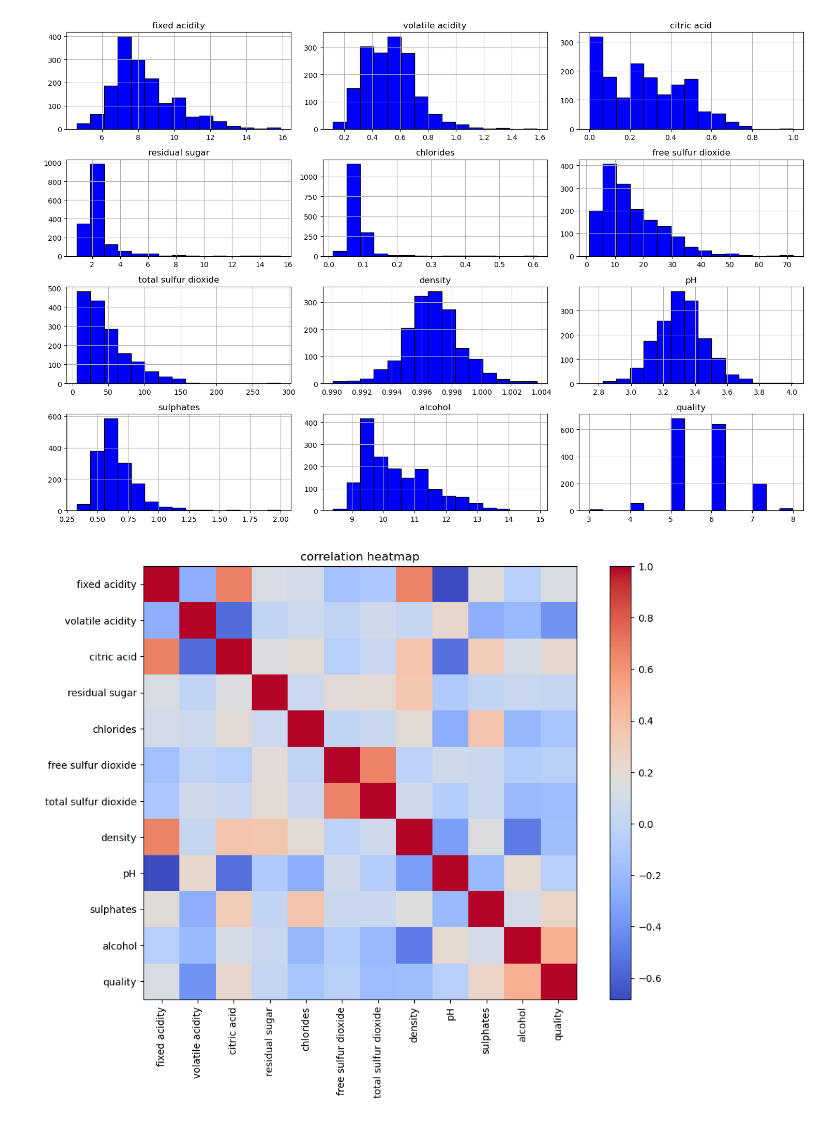
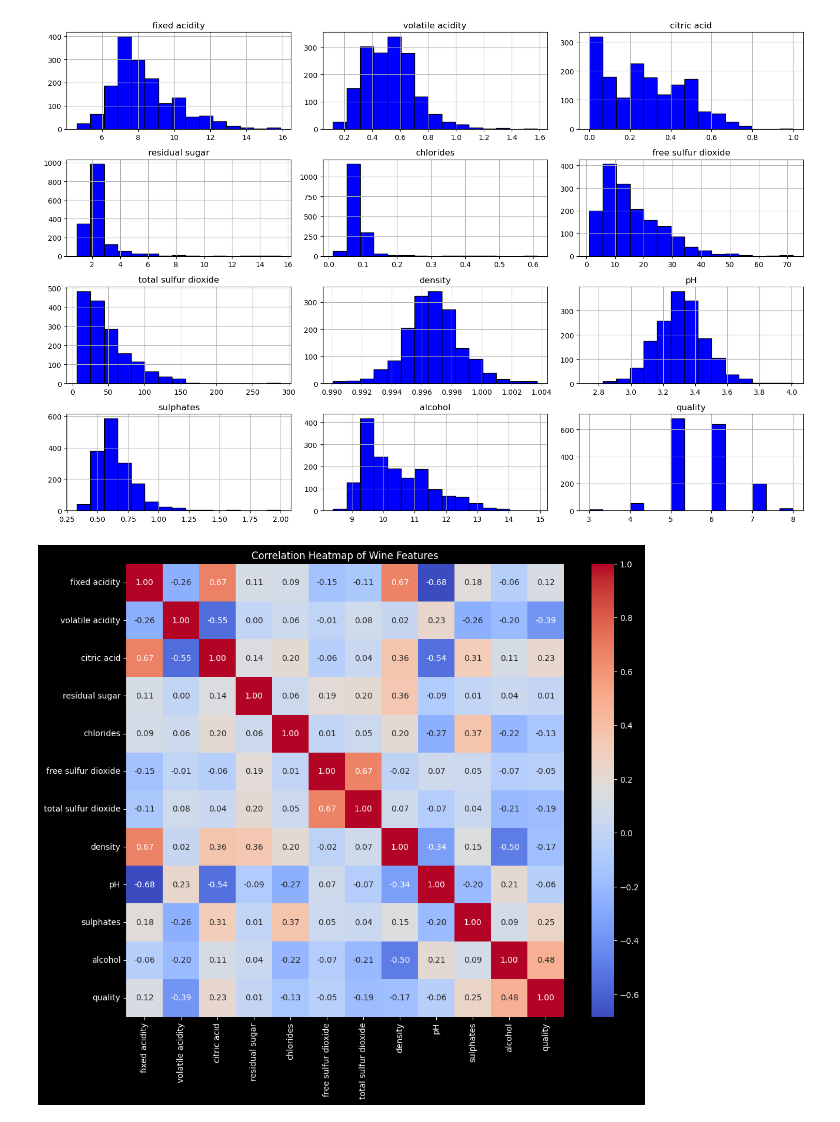
Before and after one commit to luanhoangle05/DATA221_PROJECT_RED_WINE_QUALITY_NEW, a Jupyter notebook: notebooks/01_eda.ipynb, the cells around one changed output. Drawn from its saved outputs; the diff is of its cells as text; code cells hidden in the pictures.

Commit message:
making heatmap easier to read with including numbers

```diff
--- a/notebooks/01_eda.ipynb
+++ b/notebooks/01_eda.ipynb
@@ -92,19 +92,19 @@ plt.tight_layout()
 plt.show()
 # %% [output]
 [figure]
-# %%
-'''
-correlation heatmaps
-- be able to see correlations between features to be able to see which feature contributes the most to red wine
-  quality.
-'''
-correlation_of_features = data_of_red_wine.corr()
-plt.figure(figsize=(12,8))
-plt.imshow(correlation_of_features, cmap='coolwarm', interpolation='none')
-plt.colorbar()
-plt.xticks(range(len(correlation_of_features)), correlation_of_features.columns, rotation=90)
-plt.yticks(range(len(correlation_of_features)), correlation_of_features.columns)
-plt.title("correlation heatmap")
-plt.show()
-# %% [output]
-[figure, removed]
+# %%
+plt.figure(figsize=(12,10))
+
+correlation_matrix = data_of_red_wine.corr()
+
+sns.heatmap(
+    correlation_matrix,
+    annot=True,
+    cmap='coolwarm',
+    fmt='.2f'
+)
+
+plt.title('Correlation Heatmap of Wine Features')
+plt.show()
+# %% [output]
+[figure, added]
```
